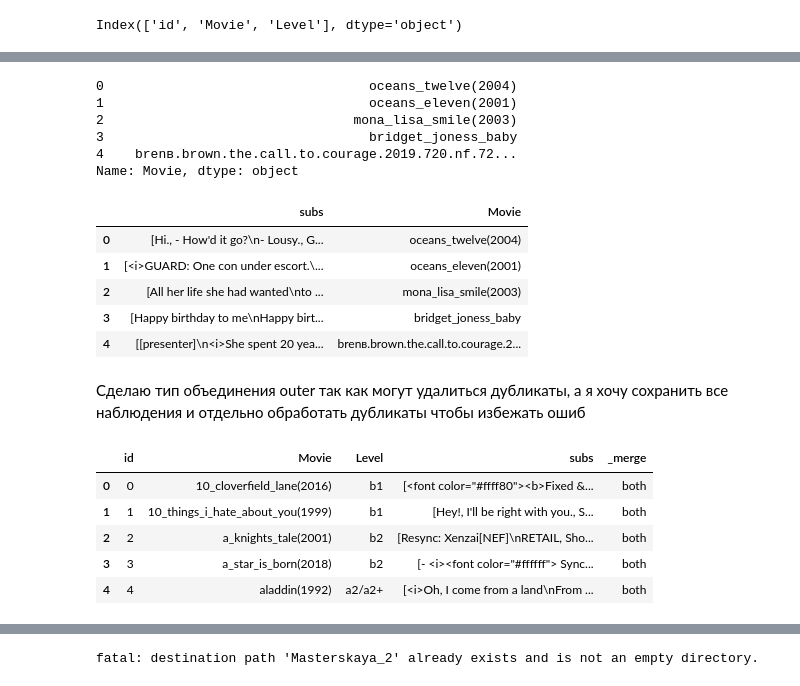
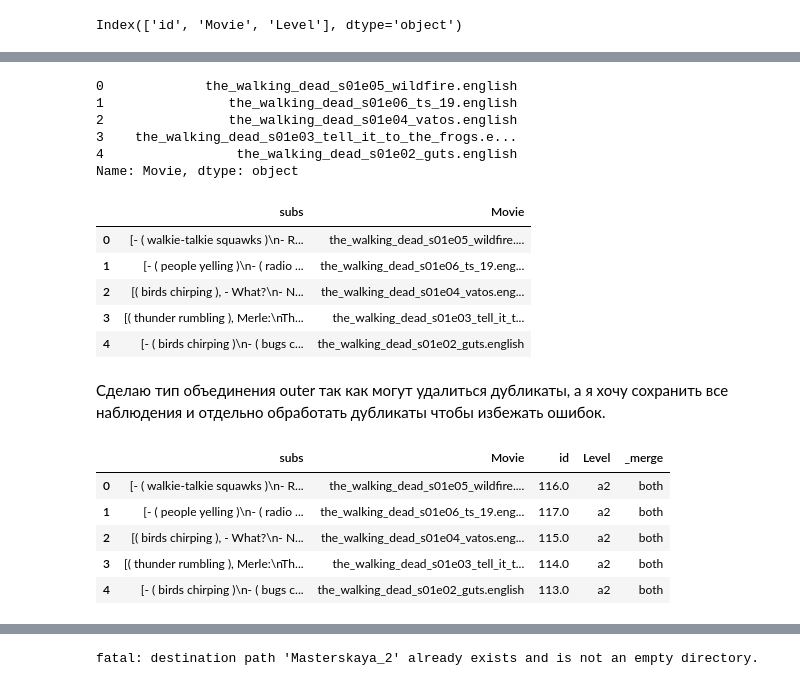
Before and after one commit to AV-BOLT/Masterskaya_2, a Jupyter notebook: Notebooks/determine_langlevel_by_subs.ipynb, the cells around one changed output, grey strips where cells are left out. Saved outputs shown, nothing was run; the diff lists cells and outputs as text; code cells hidden in the pictures.

```diff
--- a/Notebooks/determine_langlevel_by_subs.ipynb
+++ b/Notebooks/determine_langlevel_by_subs.ipynb
@@ -68,3 +54,33 @@ film_list[:5]
+# %%
+PATH = '/content/drive/MyDrive/Masterskaya_2/English_scores.zip (Unzipped Files)/Subtitles_all/'
+
+def get_subs():
+    subtitles = []
+    movie = []
+
+    # Получаем все папки и файлы в указанной папке
+    film_list = os.listdir(PATH)
+
+    for folder in film_list:
+        for film in os.listdir(os.path.join(PATH, folder)):
+            # достаем названия
+            last_dot = film.rfind('.')
+            movie.append(film[:last_dot])
+
+            # субтитры
+            # собираем название путь
+            file_to_read = os.path.join(PATH, folder, film)  # Исправленный путь к файлу
+            # расшифровываем
+            try:
+                encoded_film = pysrt.open(file_to_read, encoding='iso-8859-1')
+            except:
+                encoded_film = pysrt.open(file_to_read, encoding='UTF-8')
+
+            # трансформируем в текст
+            subs_text = [film.text for film in encoded_film]
+            subtitles.append(subs_text)
+
+    return pd.DataFrame({'subs': subtitles, 'Movie': movie})
 # %% [markdown]
 Обращаем внимание, что имеются строки в которых точка используется как разделитель, это важно, так как нам нужно сохранить названия фильмов без расширения .srt
 
@@ -130,0 +97,3 @@ movie.count('None')
+# %%
+subs_df = get_subs()
+subs_df.head()
@@ -173,6 +147,3 @@ data.head()
 data.columns
 # %% [output]
 Index(['id', 'Movie', 'Level'], dtype='object')
-# %%
-subs_df = pd.DataFrame({'subs': subtitles, 'Movie' : movie})
-subs_df.head()
@@ -185,0 +150,3 @@ subs_df.head()
+# %%
+subs_df = transform_values(subs_df)
+subs_df.head()
@@ -187,36 +161,36 @@ subs_df.head()
 subs_df['Movie'] = transform_values(subs_df[['Movie']])
 subs_df['Movie'].head()
 # %% [output]
-0                                  oceans_twelve(2004)
-1                                  oceans_eleven(2001)
-2                                mona_lisa_smile(2003)
-3                                  bridget_joness_baby
-4    brenв.brown.the.call.to.courage.2019.720.nf.72...
+0             the_walking_dead_s01e05_wildfire.english
+1                the_walking_dead_s01e06_ts_19.english
+2                the_walking_dead_s01e04_vatos.english
+3    the_walking_dead_s01e03_tell_it_to_the_frogs.e...
+4                 the_walking_dead_s01e02_guts.english
 Name: Movie, dtype: object
 # %%
 subs_df.head()
 # %% [output]
 |  | subs | Movie |
-| 0 | [Hi., - How'd it go?\n- Lousy., G... | oceans_twelve(2004) |
-| 1 | [<i>GUARD: One con under escort.\... | oceans_eleven(2001) |
-| 2 | [All her life she had wanted\nto ... | mona_lisa_smile(2003) |
-| 3 | [Happy birthday to me\nHappy birt... | bridget_joness_baby |
-| 4 | [[presenter]\n<i>She spent 20 yea... | brenв.brown.the.call.to.courage.2... |
+| 0 | [- ( walkie-talkie squawks )\n- R... | the_walking_dead_s01e05_wildfire.... |
+| 1 | [- ( people yelling )\n- ( radio ... | the_walking_dead_s01e06_ts_19.eng... |
+| 2 | [( birds chirping ), - What?\n- N... | the_walking_dead_s01e04_vatos.eng... |
+| 3 | [( thunder rumbling ), Merle:\nTh... | the_walking_dead_s01e03_tell_it_t... |
+| 4 | [- ( birds chirping )\n- ( bugs c... | the_walking_dead_s01e02_guts.english |
 # %% [markdown]
-Сделаю тип объединения outer так как могут удалиться дубликаты, а я хочу сохранить все наблюдения и отдельно обработать дубликаты чтобы избежать ошиб
+Сделаю тип объединения outer так как могут удалиться дубликаты, а я хочу сохранить все наблюдения и отдельно обработать дубликаты чтобы избежать ошибок.
 # %%
-data = pd.merge (data, subs_df,
+data = pd.merge (subs_df,data,
                  on = 'Movie',
                  how = 'outer',
                  indicator = True)
 data.head()
 # %% [output]
-|  | id | Movie | Level | subs | _merge |
-| 0 | 0 | 10_cloverfield_lane(2016) | b1 | [<font color="#ffff80"><b>Fixed &... | both |
-| 1 | 1 | 10_things_i_hate_about_you(1999) | b1 | [Hey!, I'll be right with you., S... | both |
-| 2 | 2 | a_knights_tale(2001) | b2 | [Resync: Xenzai[NEF]\nRETAIL, Sho... | both |
-| 3 | 3 | a_star_is_born(2018) | b2 | [- <i><font color="#ffffff"> Sync... | both |
-| 4 | 4 | aladdin(1992) | a2/a2+ | [<i>Oh, I come from a land\nFrom ... | both |
+|  | subs | Movie | id | Level | _merge |
+| 0 | [- ( walkie-talkie squawks )\n- R... | the_walking_dead_s01e05_wildfire.... | 116.0 | a2 | both |
+| 1 | [- ( people yelling )\n- ( radio ... | the_walking_dead_s01e06_ts_19.eng... | 117.0 | a2 | both |
+| 2 | [( birds chirping ), - What?\n- N... | the_walking_dead_s01e04_vatos.eng... | 115.0 | a2 | both |
+| 3 | [( thunder rumbling ), Merle:\nTh... | the_walking_dead_s01e03_tell_it_t... | 114.0 | a2 | both |
+| 4 | [- ( birds chirping )\n- ( bugs c... | the_walking_dead_s01e02_guts.english | 113.0 | a2 | both |
 # %%
 data['_merge'].value_counts()
 # %% [output]
```
Also changed, not shown: parts of 19 cells of this notebook.
